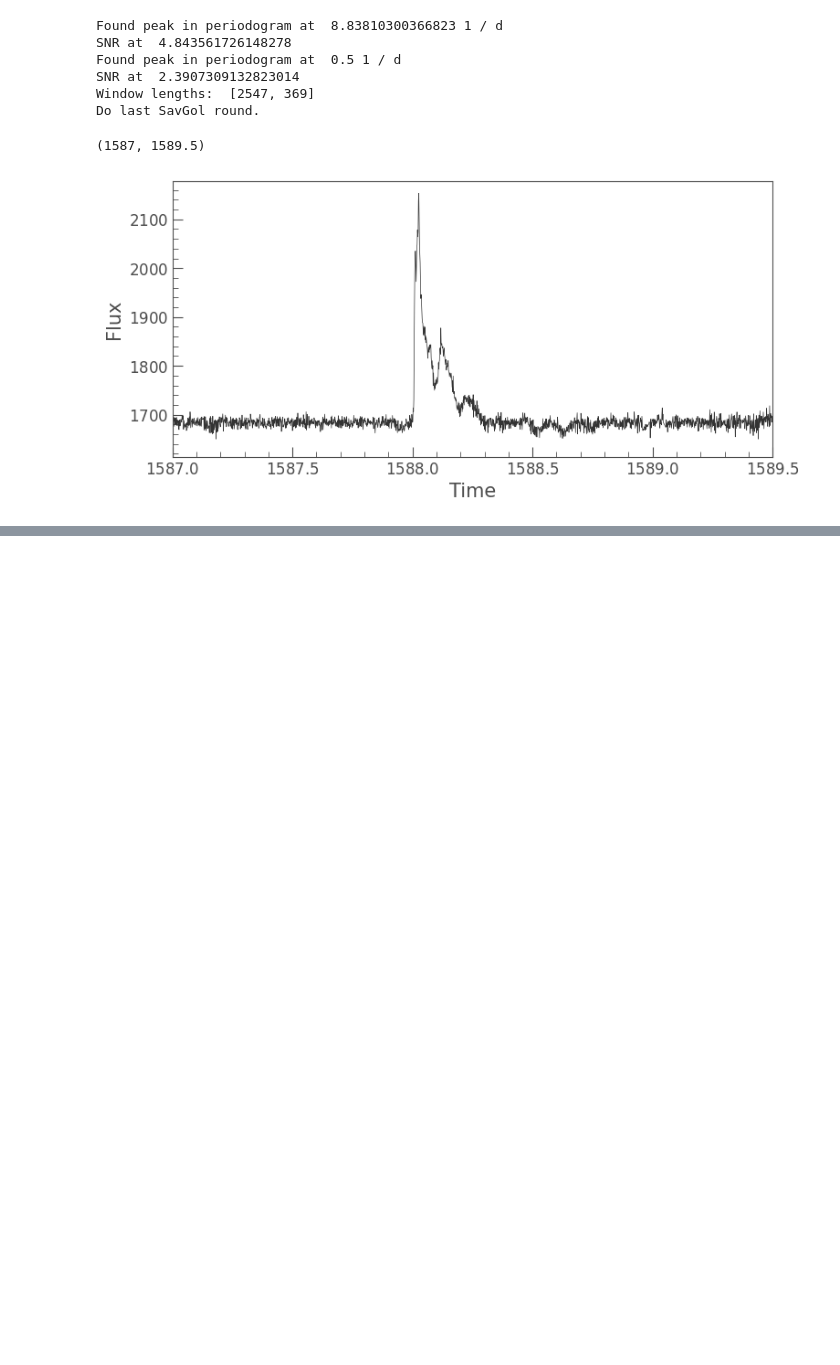
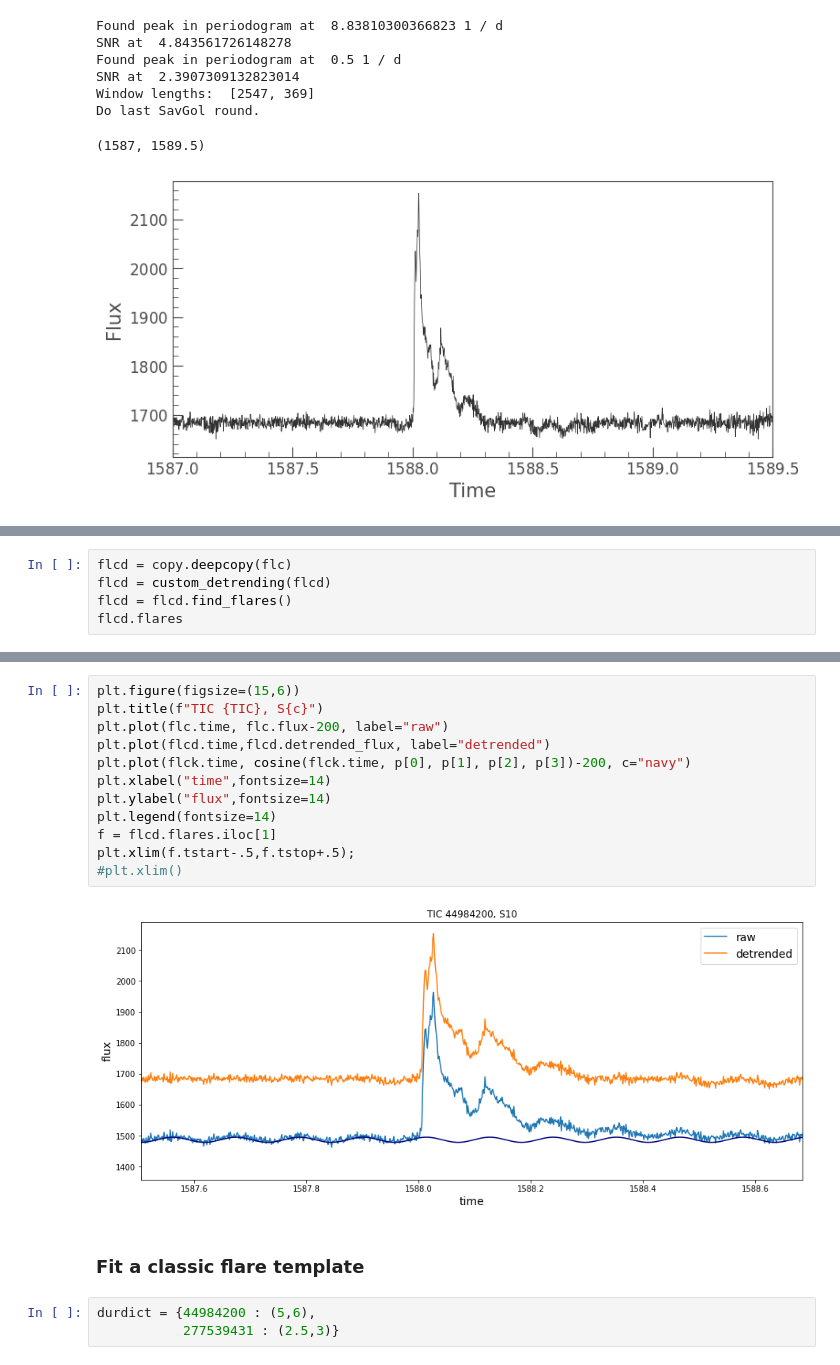
Before and after one commit to ekaterinailin/TESS_UCD_flares, a Jupyter notebook: notebook/NB8_A_strange_signal_in_TIC277539431_s12.ipynb, the cells around one changed output, grey strips where cells are left out. Saved outputs shown, nothing was run; the diff lists cells and outputs as text; blank space fills up the shorter version.

```diff
--- a/notebook/NB8_A_strange_signal_in_TIC277539431_s12.ipynb
+++ b/notebook/NB8_A_strange_signal_in_TIC277539431_s12.ipynb
@@ -104,0 +142,5 @@ modulation period:  2.712461696095165 h
+# %%
+flcd = copy.deepcopy(flc)
+flcd = custom_detrending(flcd)
+flcd = flcd.find_flares()
+flcd.flares
@@ -104,0 +168,19 @@ modulation period:  2.712461696095165 h
+# %%
+plt.figure(figsize=(15,6))
+plt.title(f"TIC {TIC}, S{c}")
+plt.plot(flc.time, flc.flux-200, label="raw")
+plt.plot(flcd.time,flcd.detrended_flux, label="detrended")
+plt.plot(flck.time, cosine(flck.time, p[0], p[1], p[2], p[3])-200, c="navy")
+plt.xlabel("time",fontsize=14)
+plt.ylabel("flux",fontsize=14)
+plt.legend(fontsize=14)
+f = flcd.flares.iloc[1]
+plt.xlim(f.tstart-.5,f.tstop+.5);
+#plt.xlim()
+# %% [output]
+[figure, added]
+# %% [markdown]
+### Fit a classic flare template
+# %%
+durdict = {44984200 : (5,6),
+           277539431 : (2.5,3)}
```
Also changed, not shown: parts of 20 cells of this notebook, 10 other files.
